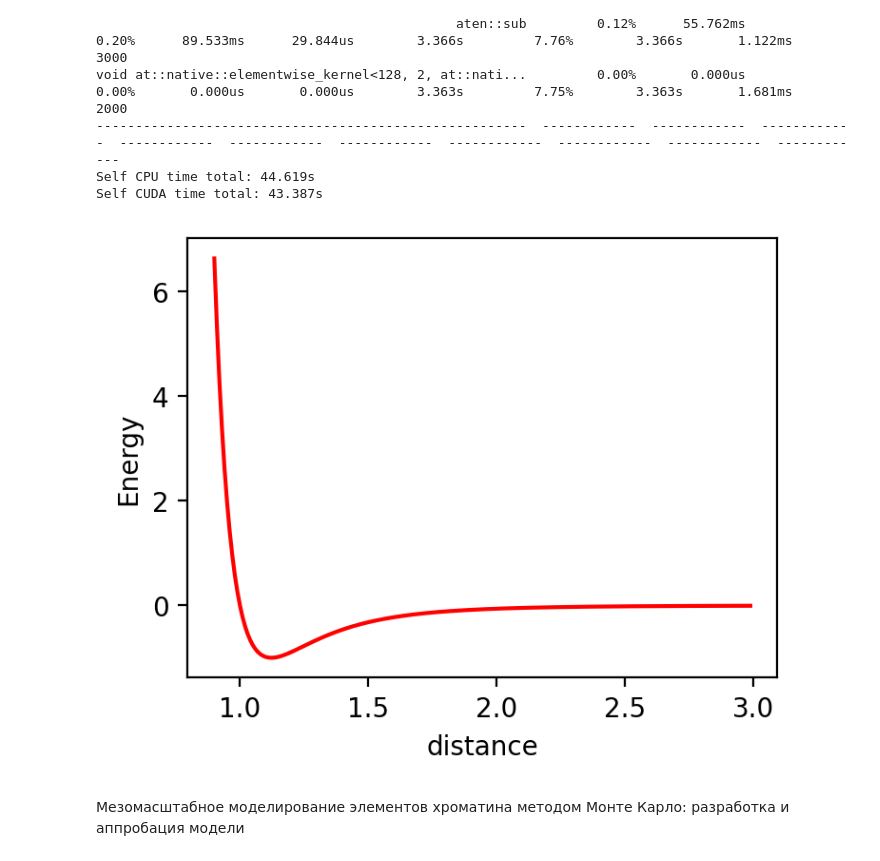
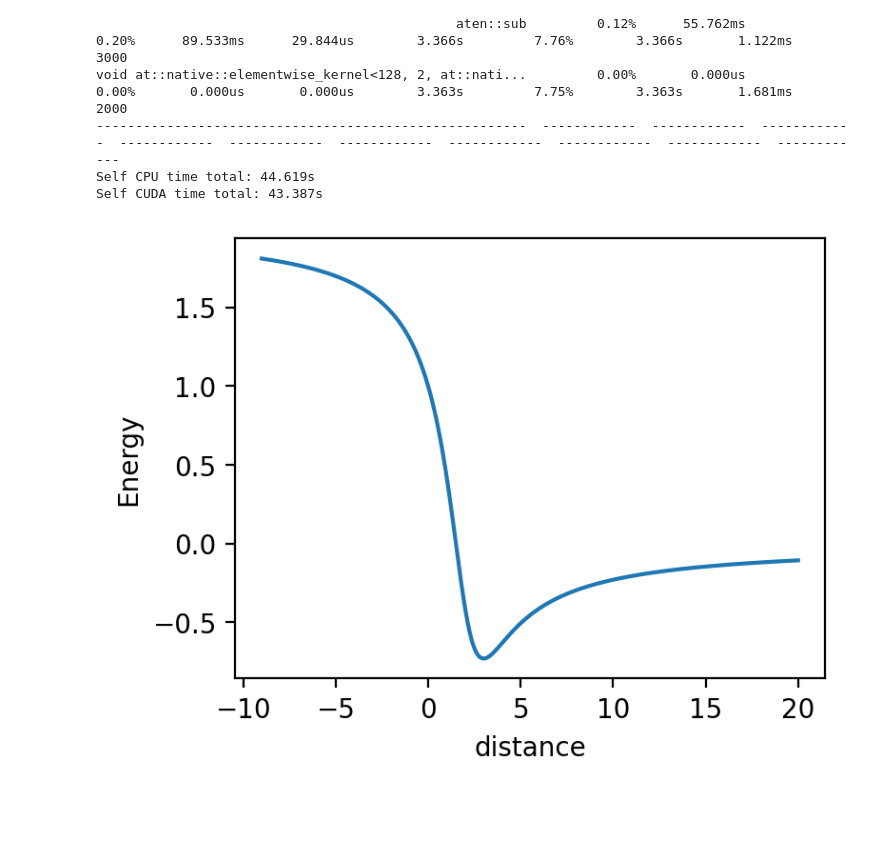
Before and after one commit to intbio/PyNAMod, a Jupyter notebook: tests.ipynb, the cells around one changed output. Drawn from its saved outputs; the diff is of its cells as text; code cells hidden in the pictures; blank space fills up the shorter version.

```diff
--- a/tests.ipynb
+++ b/tests.ipynb
@@ -690,15 +734,12 @@ Self CUDA time total: 43.387s
 # %%
 import matplotlib.pyplot as plt
 # %%
-x = np.arange(0.9,3,0.01)
-ld = np.array([4*(1/r**12 - 1/r**6) for r in x])
-sg = np.array([1/(1+r) for r in x])
+x = np.arange(-9,20,0.001)
+sg = 1-x/np.sqrt(2+(x - 2)**2)
 plt.figure(figsize=(4,3),dpi=200)
-plt.plot(x,ld,color='red')
+plt.plot(x,sg)
 plt.xlabel('distance')
 plt.ylabel('Energy')
 plt.show()
 # %% [output]
-[figure, old version]
+[figure, new version]
-# %% [markdown]
-Мезомасштабное моделирование элементов хроматина методом Монте Карло: разработка и аппробация модели
```
Also changed, not shown: parts of 72 cells of this notebook, 14 other files.
